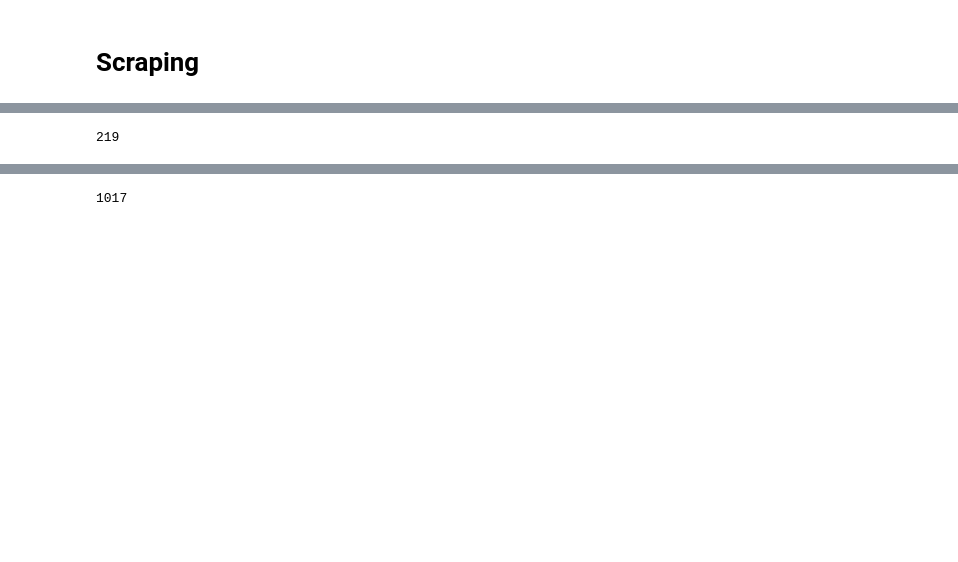
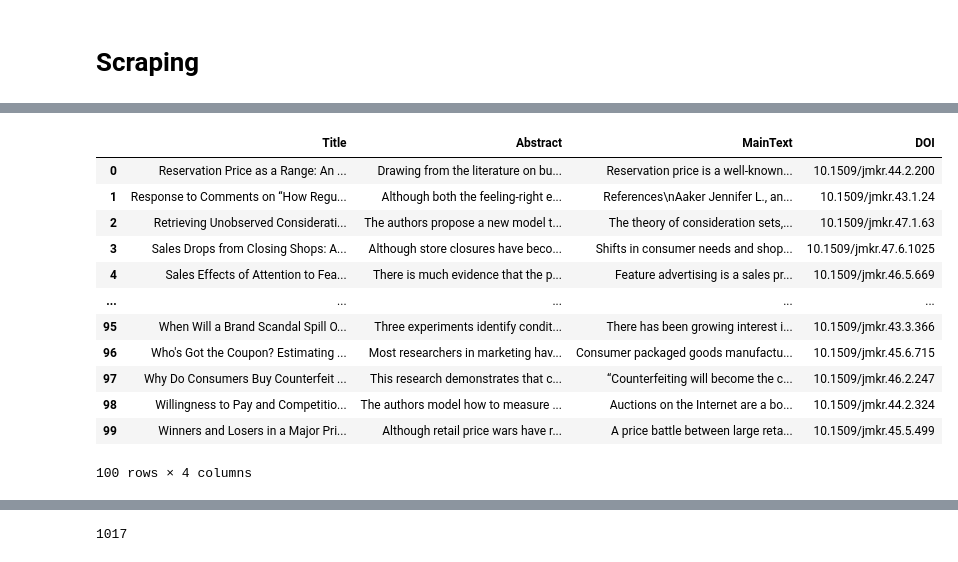
Before and after one commit to Richard1007/extract_maintext, a Jupyter notebook: sage.ipynb, the cells around one changed output, grey strips where cells are left out. Drawn from its saved outputs; the diff is of its cells as text; code cells hidden in the pictures; blank space fills up the shorter version.

```diff
--- a/sage.ipynb
+++ b/sage.ipynb
@@ -160,4 +152,16 @@ df.columns=['Title','Abstract',"MainText","DOI"]
-# %%
-len(article_lst)
-# %% [output]
-219
+# %%
+article_df
+# %% [output]
+|  | Title | Abstract | MainText | DOI |
+| 0 | Reservation Price as a Range: An ... | Drawing from the literature on bu... | Reservation price is a well-known... | 10.1509/jmkr.44.2.200 |
+| 1 | Response to Comments on “How Regu... | Although both the feeling-right e... | References\nAaker Jennifer L., an... | 10.1509/jmkr.43.1.24 |
+| 2 | Retrieving Unobserved Considerati... | The authors propose a new model t... | The theory of consideration sets,... | 10.1509/jmkr.47.1.63 |
+| 3 | Sales Drops from Closing Shops: A... | Although store closures have beco... | Shifts in consumer needs and shop... | 10.1509/jmkr.47.6.1025 |
+| 4 | Sales Effects of Attention to Fea... | There is much evidence that the p... | Feature advertising is a sales pr... | 10.1509/jmkr.46.5.669 |
+| ... | ... | ... | ... | ... |
+| 95 | When Will a Brand Scandal Spill O... | Three experiments identify condit... | There has been growing interest i... | 10.1509/jmkr.43.3.366 |
+| 96 | Who's Got the Coupon? Estimating ... | Most researchers in marketing hav... | Consumer packaged goods manufactu... | 10.1509/jmkr.45.6.715 |
+| 97 | Why Do Consumers Buy Counterfeit ... | This research demonstrates that c... | “Counterfeiting will become the c... | 10.1509/jmkr.46.2.247 |
+| 98 | Willingness to Pay and Competitio... | The authors model how to measure ... | Auctions on the Internet are a bo... | 10.1509/jmkr.44.2.324 |
+| 99 | Winners and Losers in a Major Pri... | Although retail price wars have r... | A price battle between large reta... | 10.1509/jmkr.45.5.499 |
+100 rows × 4 columns
```
Also changed, not shown: parts of 13 cells of this notebook, 11 other files.
